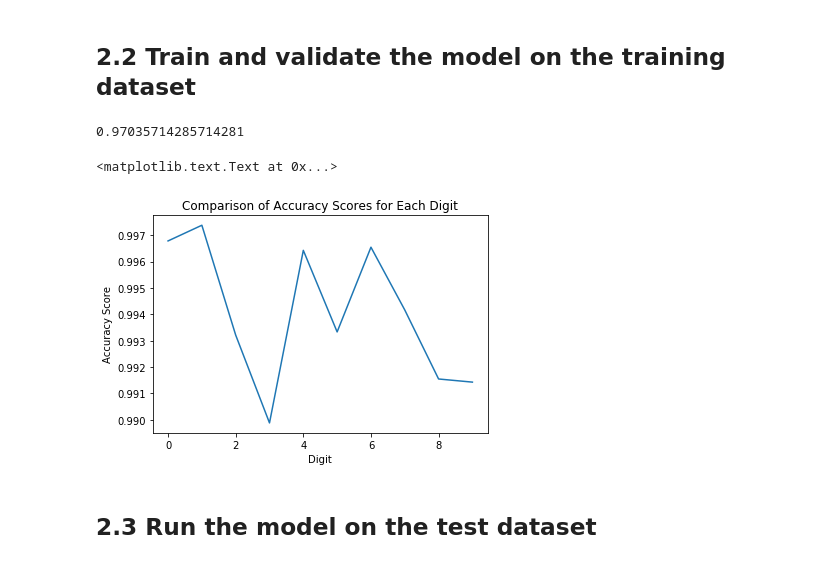
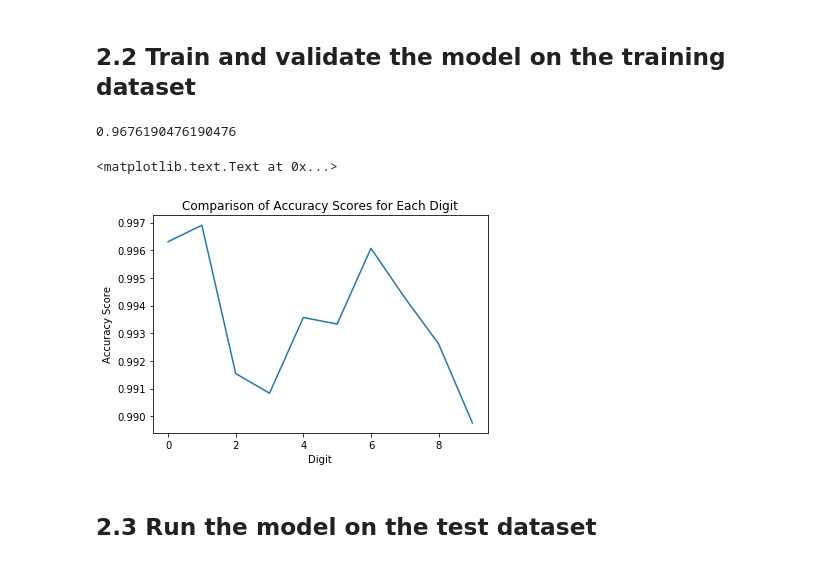
Before and after one commit to samers101/Samer-Shenouda, a Jupyter notebook: projects/final-project/04-notebook-rough-draft/Final Project Kaggle MNIST Digit Recognition.ipynb, the cells around one changed output. Cells and saved outputs as stored; diff of their text form; code cells hidden in the pictures.

```diff
--- a/projects/final-project/04-notebook-rough-draft/Final Project Kaggle MNIST Digit Recognition.ipynb
+++ b/projects/final-project/04-notebook-rough-draft/Final Project Kaggle MNIST Digit Recognition.ipynb
@@ -119,30 +119,30 @@ ExtraTreesClassifier(bootstrap=False, class_weight=None, criterion='gini',
 ## 2.2 Train and validate the model on the training dataset
 # %%
 et = ExtraTreesClassifier(bootstrap=False, class_weight=None, criterion='gini',
-           max_depth=None, max_features=0.25, max_leaf_nodes=None,
+           max_depth=None, max_features='auto', max_leaf_nodes=None,
            min_impurity_decrease=0.0, min_impurity_split=None,
            min_samples_leaf=1, min_samples_split=2,
-           min_weight_fraction_leaf=0.0, n_estimators=98, n_jobs=-1,
+           min_weight_fraction_leaf=0.0, n_estimators=99, n_jobs=-1,
            oob_score=False, random_state=None, verbose=0, warm_start=False)
 et.fit(X_train, y_train)
 pred_et=et.predict(X_test)
 accuracy_score(y_test,pred_et)
 # %% [output]
-0.97035714285714281
+0.9676190476190476
 # %%
 scores_et_list=[]
 for d in range(0,10):
     y_true=(y_test==d)
-    y_pred=(pred_et==d)
-    Score=accuracy_score(y_true,y_pred)
-    scores_et_list.append(Score)
+    y_pred_et=(pred_et==d)
+    Score_et=accuracy_score(y_true,y_pred_et)
+    scores_et_list.append(Score_et)
 plt.plot(list(range(0,10)), scores_et_list)
 plt.ylabel("Accuracy Score")
 plt.xlabel("Digit")
 plt.title("Comparison of Accuracy Scores for Each Digit")
 # %% [output]
 <matplotlib.text.Text at 0x...>
-[figure, old version]
+[figure, new version]
 # %% [markdown]
 ## 2.3 Run the model on the test dataset
 # %%
```
Also changed, not shown: parts of 6 cells of this notebook.
